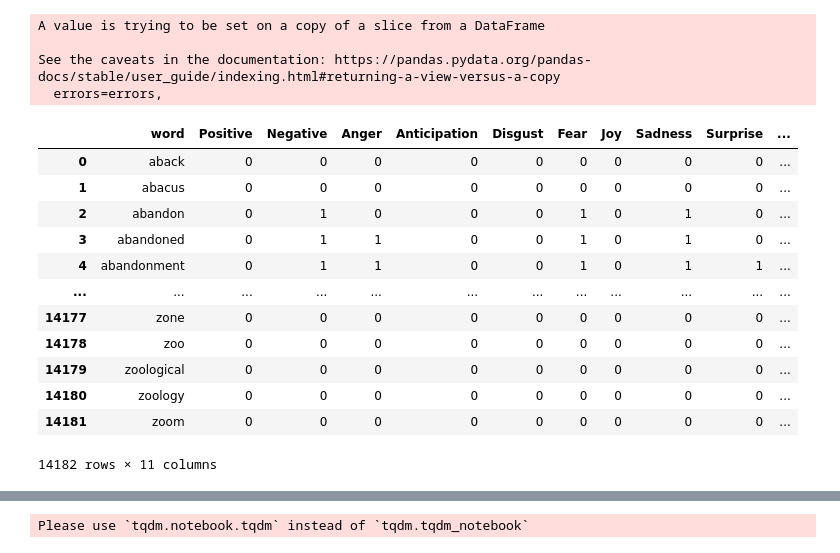
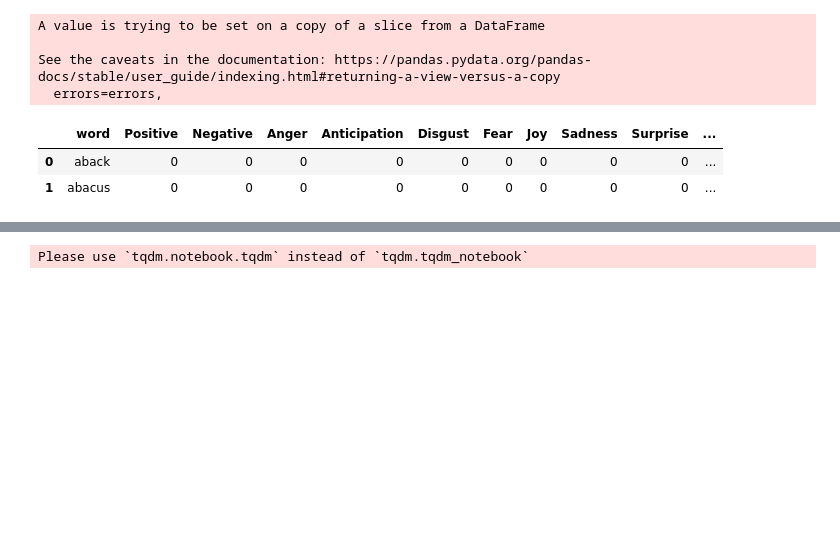
Before and after one commit to Gail529/Mental-health, a Jupyter notebook: tweet_emotions.ipynb, the cells around one changed output, grey strips where cells are left out. Cells and saved outputs as stored; diff of their text form; code cells hidden in the pictures; blank space fills up the shorter version.

```diff
--- a/tweet_emotions.ipynb
+++ b/tweet_emotions.ipynb
@@ -68,17 +68,7 @@ tweets=pd.read_csv('/content/final_tweets.csv')
 # %%
-emolex_df
+emolex_df.head(2)
 # %% [output]
 |  | word | Positive | Negative | Anger | Anticipation | Disgust | Fear | Joy | Sadness | Surprise | ... |
 | 0 | aback | 0 | 0 | 0 | 0 | 0 | 0 | 0 | 0 | 0 | ... |
 | 1 | abacus | 0 | 0 | 0 | 0 | 0 | 0 | 0 | 0 | 0 | ... |
-| 2 | abandon | 0 | 1 | 0 | 0 | 0 | 1 | 0 | 1 | 0 | ... |
-| 3 | abandoned | 0 | 1 | 1 | 0 | 0 | 1 | 0 | 1 | 0 | ... |
-| 4 | abandonment | 0 | 1 | 1 | 0 | 0 | 1 | 0 | 1 | 1 | ... |
-| ... | ... | ... | ... | ... | ... | ... | ... | ... | ... | ... | ... |
-| 14177 | zone | 0 | 0 | 0 | 0 | 0 | 0 | 0 | 0 | 0 | ... |
-| 14178 | zoo | 0 | 0 | 0 | 0 | 0 | 0 | 0 | 0 | 0 | ... |
-| 14179 | zoological | 0 | 0 | 0 | 0 | 0 | 0 | 0 | 0 | 0 | ... |
-| 14180 | zoology | 0 | 0 | 0 | 0 | 0 | 0 | 0 | 0 | 0 | ... |
-| 14181 | zoom | 0 | 0 | 0 | 0 | 0 | 0 | 0 | 0 | 0 | ... |
-14182 rows × 11 columns
 # %%
```
Also changed, not shown: parts of 19 cells of this notebook.
